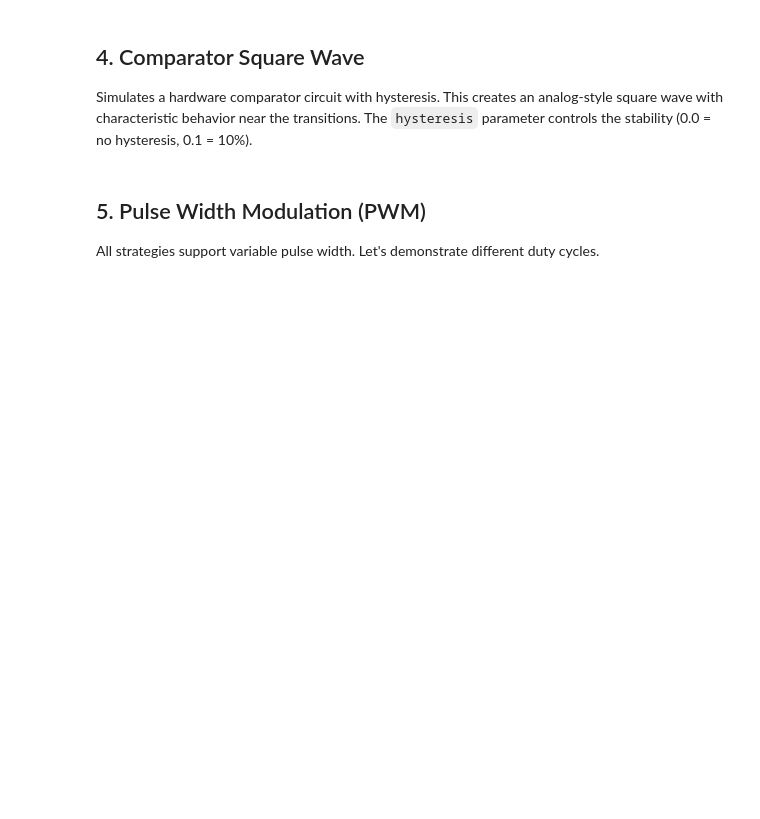
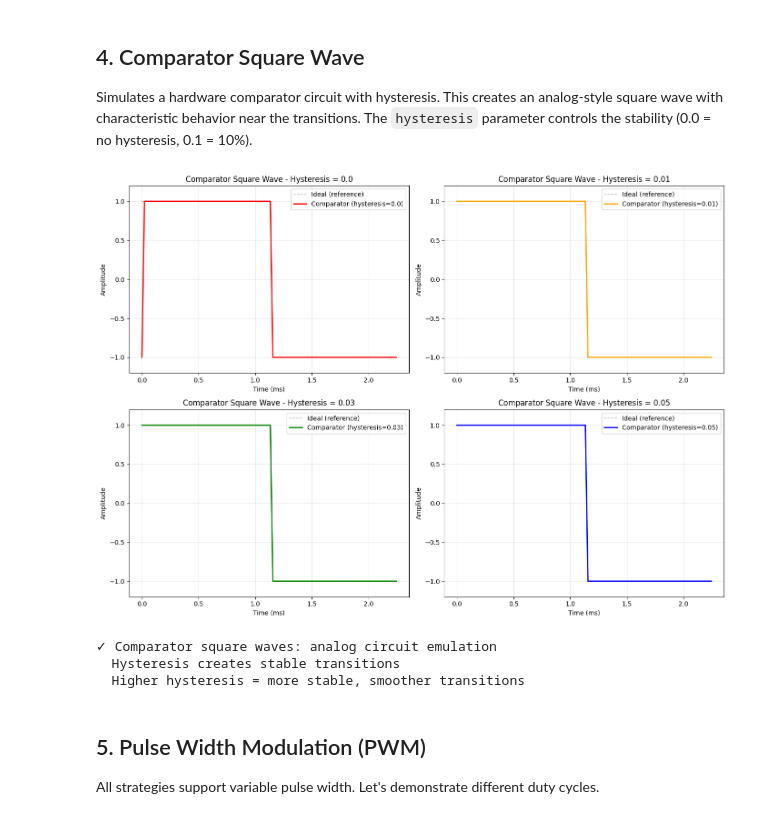
Before and after one commit to rasigle/sonicrack, a Jupyter notebook: examples/oscillators/oscillators_v2_square_strategy.ipynb, the cells around one changed output. Drawn from its saved outputs; the diff is of its cells as text; code cells hidden in the pictures; blank space fills up the shorter version.

```diff
--- a/examples/oscillators/oscillators_v2_square_strategy.ipynb
+++ b/examples/oscillators/oscillators_v2_square_strategy.ipynb
@@ -894,6 +170,46 @@ controls how sharp the transitions are (1.0 = very soft, 100.0 = nearly ideal).
 Simulates a hardware comparator circuit with hysteresis. This creates an
 analog-style square wave with characteristic behavior near the transitions.
 The `hysteresis` parameter controls the stability (0.0 = no hysteresis, 0.1 = 10%).
+# %%
+# Create comparator square wave oscillators with different hysteresis values
+hysteresis_values = [0.0, 0.01, 0.03, 0.05]
+colors = ['red', 'orange', 'green', 'blue']
+
+plt.figure(figsize=(14, 10))
+
+# Plot each hysteresis value
+for idx, (hysteresis, color) in enumerate(zip(hysteresis_values, colors)):
+    osc_comp = SquareOscillator(
+        frequency=440,
+        mode="comparator",
+        hysteresis=hysteresis,
+        pulsewidth=0.5,
+        gain_db=0
+    )
+    samples_comp = osc_comp.get_samples(period_samples)
+
+    plt.subplot(2, 2, idx + 1)
+    plt.plot(time, samples_ideal, 'k--', linewidth=1, alpha=0.3, label='Ideal (reference)')
+    plt.plot(time, samples_comp, color=color, linewidth=2,
+             label=f'Comparator (hysteresis={hysteresis})')
+    plt.xlabel('Time (ms)')
+    plt.ylabel('Amplitude')
+    plt.title(f'Comparator Square Wave - Hysteresis = {hysteresis}')
+    plt.grid(True, alpha=0.3)
+    plt.legend()
+    plt.ylim(-1.2, 1.2)
+
+plt.tight_layout()
+plt.show()
+
+print(f"✓ Comparator square waves: analog circuit emulation")
+print(f"  Hysteresis creates stable transitions")
+print(f"  Higher hysteresis = more stable, smoother transitions")
+# %% [output]
+[figure, added]
+✓ Comparator square waves: analog circuit emulation
+  Hysteresis creates stable transitions
+  Higher hysteresis = more stable, smoother transitions
 # %% [markdown]
 ## 5. Pulse Width Modulation (PWM)
 
```
Also changed, not shown: parts of 11 cells of this notebook, 12 other files.
